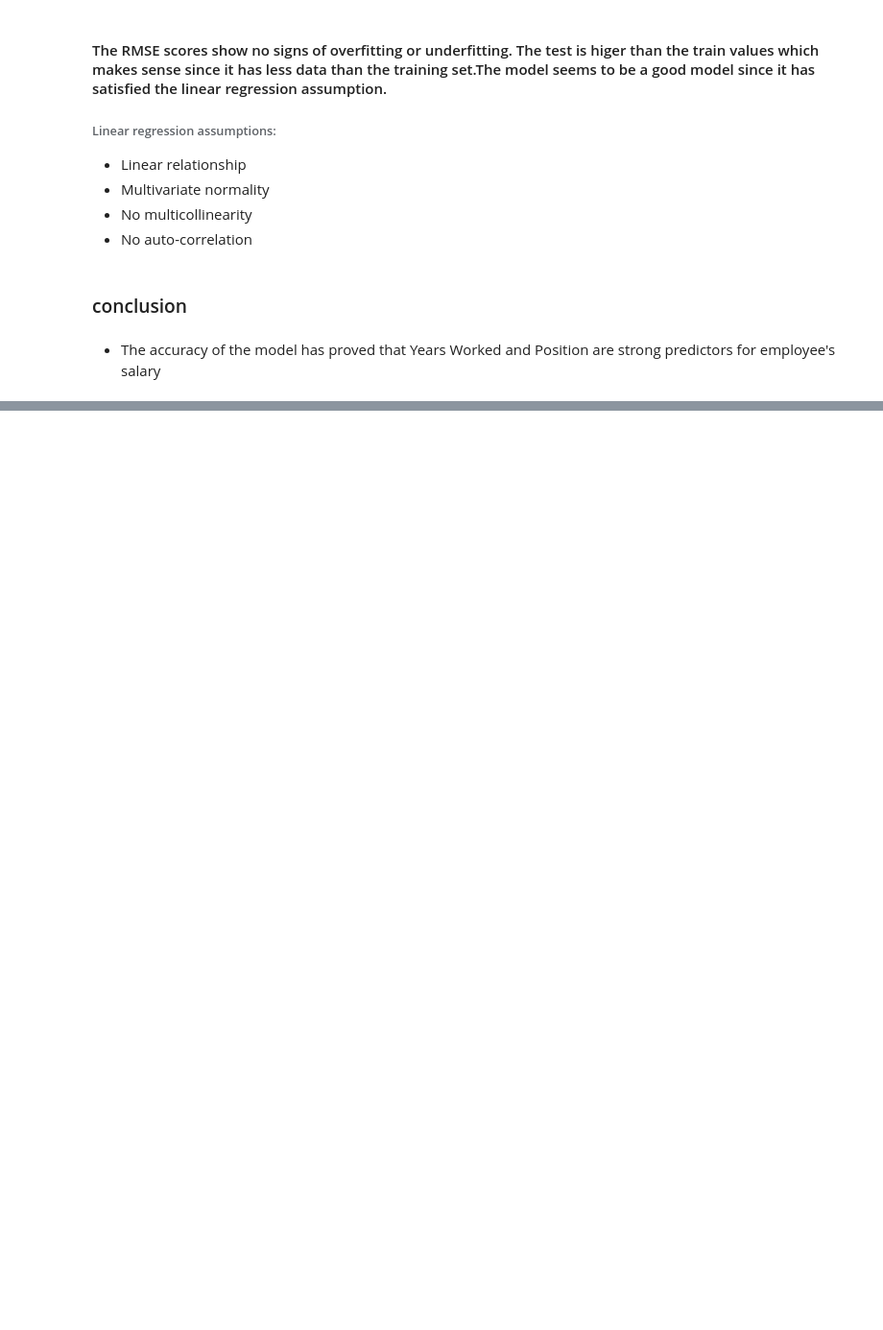
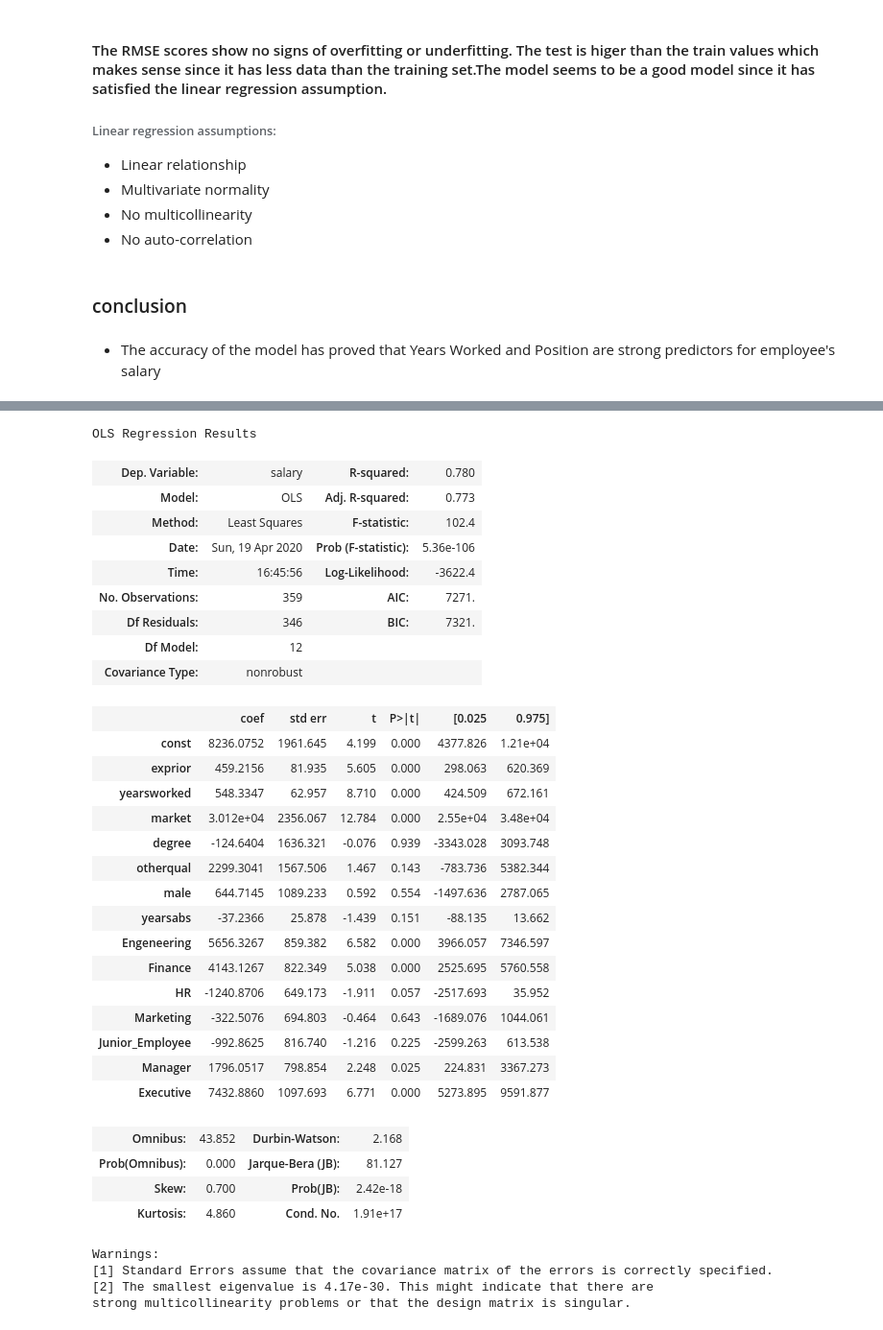
Before and after one commit to jbmasemza/multivariate_linear_regression, a Jupyter notebook: multivariate_linear_regression.ipynb, the cells around one changed output, grey strips where cells are left out. Shown at 96% size. Saved outputs shown, nothing was run; the diff lists cells and outputs as text; code cells hidden in the pictures; blank space fills up the shorter version.

```diff
--- a/multivariate_linear_regression.ipynb
+++ b/multivariate_linear_regression.ipynb
@@ -296,0 +446,40 @@ The difference between train and test: 933.556834498916
+# %%
+# Building Model 2
+model2 = sm.add_constant(X_train2)
+model2 = sm.OLS(y_train2, model2).fit()
+model2.summary()
+# %% [output]
+OLS Regression Results
+| Dep. Variable: | salary | R-squared: | 0.780 |
+| Model: | OLS | Adj. R-squared: | 0.773 |
+| Method: | Least Squares | F-statistic: | 102.4 |
+| Date: | Sun, 19 Apr 2020 | Prob (F-statistic): | 5.36e-106 |
+| Time: | 16:45:56 | Log-Likelihood: | -3622.4 |
+| No. Observations: | 359 | AIC: | 7271. |
+| Df Residuals: | 346 | BIC: | 7321. |
+| Df Model: | 12 |  |  |
+| Covariance Type: | nonrobust |  |  |
+|  | coef | std err | t | P>|t| | [0.025 | 0.975] |
+| const | 8236.0752 | 1961.645 | 4.199 | 0.000 | 4377.826 | 1.21e+04 |
+| exprior | 459.2156 | 81.935 | 5.605 | 0.000 | 298.063 | 620.369 |
+| yearsworked | 548.3347 | 62.957 | 8.710 | 0.000 | 424.509 | 672.161 |
+| market | 3.012e+04 | 2356.067 | 12.784 | 0.000 | 2.55e+04 | 3.48e+04 |
+| degree | -124.6404 | 1636.321 | -0.076 | 0.939 | -3343.028 | 3093.748 |
+| otherqual | 2299.3041 | 1567.506 | 1.467 | 0.143 | -783.736 | 5382.344 |
+| male | 644.7145 | 1089.233 | 0.592 | 0.554 | -1497.636 | 2787.065 |
+| yearsabs | -37.2366 | 25.878 | -1.439 | 0.151 | -88.135 | 13.662 |
+| Engeneering | 5656.3267 | 859.382 | 6.582 | 0.000 | 3966.057 | 7346.597 |
+| Finance | 4143.1267 | 822.349 | 5.038 | 0.000 | 2525.695 | 5760.558 |
+| HR | -1240.8706 | 649.173 | -1.911 | 0.057 | -2517.693 | 35.952 |
+| Marketing | -322.5076 | 694.803 | -0.464 | 0.643 | -1689.076 | 1044.061 |
+| Junior_Employee | -992.8625 | 816.740 | -1.216 | 0.225 | -2599.263 | 613.538 |
+| Manager | 1796.0517 | 798.854 | 2.248 | 0.025 | 224.831 | 3367.273 |
+| Executive | 7432.8860 | 1097.693 | 6.771 | 0.000 | 5273.895 | 9591.877 |
+| Omnibus: | 43.852 | Durbin-Watson: | 2.168 |
+| Prob(Omnibus): | 0.000 | Jarque-Bera (JB): | 81.127 |
+| Skew: | 0.700 | Prob(JB): | 2.42e-18 |
+| Kurtosis: | 4.860 | Cond. No. | 1.91e+17 |
+Warnings:
+[1] Standard Errors assume that the covariance matrix of the errors is correctly specified.
+[2] The smallest eigenvalue is 4.17e-30. This might indicate that there are
+strong multicollinearity problems or that the design matrix is singular.
```
Also changed, not shown: parts of 26 cells of this notebook.
